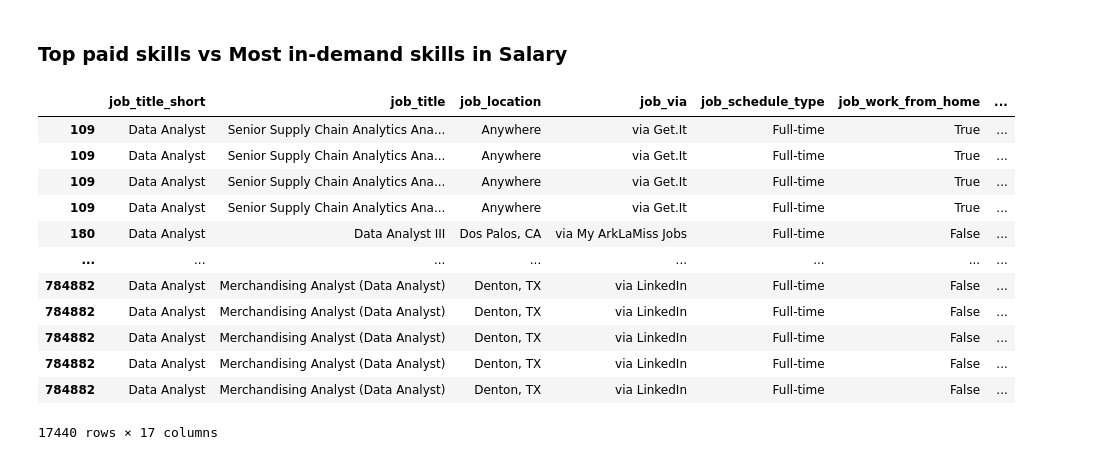
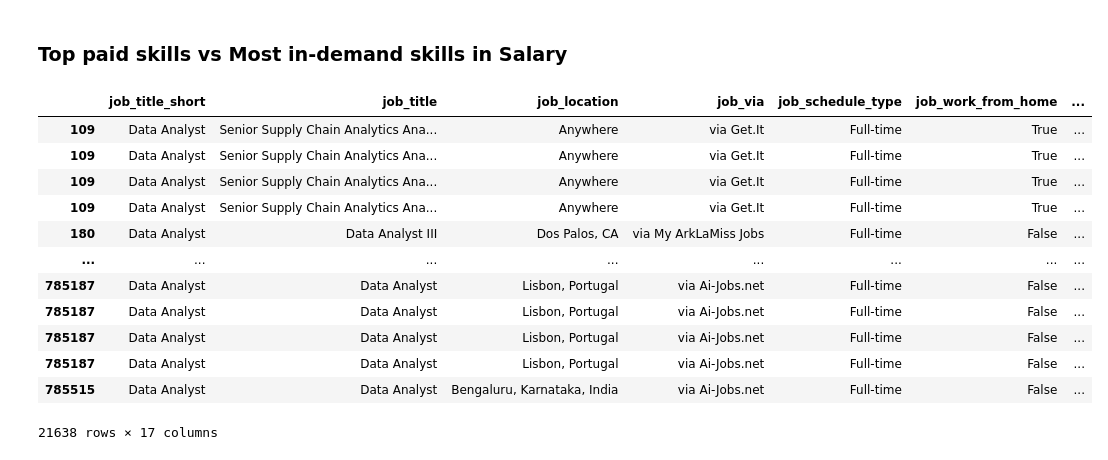
Before and after one commit to duyanvuong/python_data_project, a Jupyter notebook: 03_Projects/04_Salary_Analysis.ipynb, the cells around one changed output. Cells and saved outputs as stored; diff of their text form; code cells hidden in the pictures.

```diff
--- a/03_Projects/04_Salary_Analysis.ipynb
+++ b/03_Projects/04_Salary_Analysis.ipynb
@@ -25,22 +141,22 @@ df['job_skills'] = df['job_skills'].apply(lambda skill: ast.literal_eval(skill)
 # %% [markdown]
 ### Top paid skills vs Most in-demand skills in Salary
 # %%
-df_DA_US = df[(df['job_title_short'] == 'Data Analyst') & (df['job_country'] == 'United States')].copy()
-df_DA_US = df_DA_US.dropna(subset='salary_year_avg')
-df_DA_US = df_DA_US.explode('job_skills')
-df_DA_US
+df_DA = df[df['job_title_short'] == 'Data Analyst'].copy()
+df_DA = df_DA.dropna(subset='salary_year_avg')
+df_DA = df_DA.explode('job_skills')
+df_DA
 # %% [output]
 |  | job_title_short | job_title | job_location | job_via | job_schedule_type | job_work_from_home | ... |
 | 109 | Data Analyst | Senior Supply Chain Analytics Ana... | Anywhere | via Get.It | Full-time | True | ... |
 | 109 | Data Analyst | Senior Supply Chain Analytics Ana... | Anywhere | via Get.It | Full-time | True | ... |
 | 109 | Data Analyst | Senior Supply Chain Analytics Ana... | Anywhere | via Get.It | Full-time | True | ... |
 | 109 | Data Analyst | Senior Supply Chain Analytics Ana... | Anywhere | via Get.It | Full-time | True | ... |
 | 180 | Data Analyst | Data Analyst III | Dos Palos, CA | via My ArkLaMiss Jobs | Full-time | False | ... |
 | ... | ... | ... | ... | ... | ... | ... | ... |
-| 784882 | Data Analyst | Merchandising Analyst (Data Analyst) | Denton, TX | via LinkedIn | Full-time | False | ... |
-| 784882 | Data Analyst | Merchandising Analyst (Data Analyst) | Denton, TX | via LinkedIn | Full-time | False | ... |
-| 784882 | Data Analyst | Merchandising Analyst (Data Analyst) | Denton, TX | via LinkedIn | Full-time | False | ... |
-| 784882 | Data Analyst | Merchandising Analyst (Data Analyst) | Denton, TX | via LinkedIn | Full-time | False | ... |
-| 784882 | Data Analyst | Merchandising Analyst (Data Analyst) | Denton, TX | via LinkedIn | Full-time | False | ... |
+| 785187 | Data Analyst | Data Analyst | Lisbon, Portugal | via Ai-Jobs.net | Full-time | False | ... |
+| 785187 | Data Analyst | Data Analyst | Lisbon, Portugal | via Ai-Jobs.net | Full-time | False | ... |
+| 785187 | Data Analyst | Data Analyst | Lisbon, Portugal | via Ai-Jobs.net | Full-time | False | ... |
+| 785187 | Data Analyst | Data Analyst | Lisbon, Portugal | via Ai-Jobs.net | Full-time | False | ... |
+| 785515 | Data Analyst | Data Analyst | Bengaluru, Karnataka, India | via Ai-Jobs.net | Full-time | False | ... |
-17440 rows × 17 columns
+21638 rows × 17 columns
 # %%
```
Also changed, not shown: parts of 22 cells of this notebook, 7 other files.
